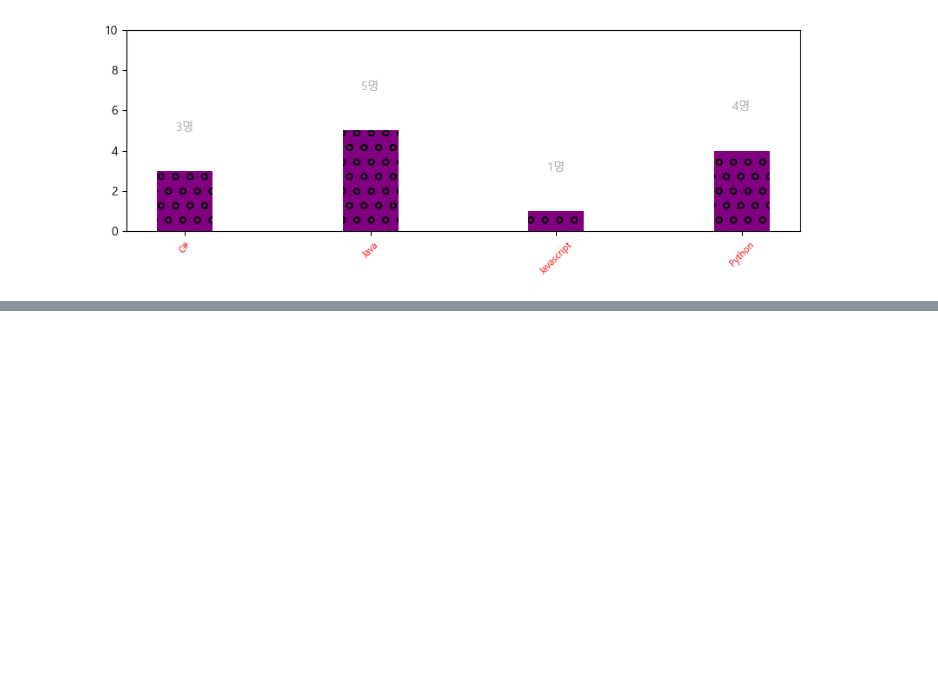
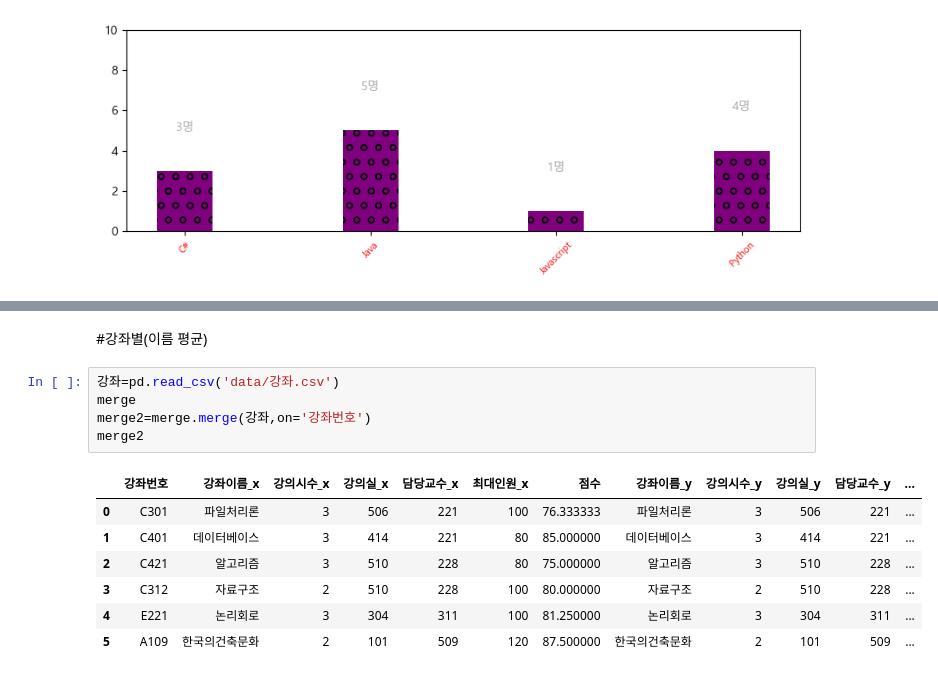
Before and after one commit to Kims-club98/python-project, a Jupyter notebook: 04.데이터시각화/01시각화/08.데이터프레임활용.ipynb, the cells around one changed output, grey strips where cells are left out. Saved outputs shown, nothing was run; the diff lists cells and outputs as text; blank space fills up the shorter version.

```diff
--- a/04.데이터시각화/01시각화/08.데이터프레임활용.ipynb
+++ b/04.데이터시각화/01시각화/08.데이터프레임활용.ipynb
@@ -238,0 +255,15 @@ for idx, h in enumerate(peo):
+# %% [markdown]
+#강좌별(이름 평균)
+# %%
+강좌=pd.read_csv('data/강좌.csv')
+merge
+merge2=merge.merge(강좌,on='강좌번호')
+merge2
+# %% [output]
+|  | 강좌번호 | 강좌이름_x | 강의시수_x | 강의실_x | 담당교수_x | 최대인원_x | 점수 | 강좌이름_y | 강의시수_y | 강의실_y | 담당교수_y | ... |
+| 0 | C301 | 파일처리론 | 3 | 506 | 221 | 100 | 76.333333 | 파일처리론 | 3 | 506 | 221 | ... |
+| 1 | C401 | 데이터베이스 | 3 | 414 | 221 | 80 | 85.000000 | 데이터베이스 | 3 | 414 | 221 | ... |
+| 2 | C421 | 알고리즘 | 3 | 510 | 228 | 80 | 75.000000 | 알고리즘 | 3 | 510 | 228 | ... |
+| 3 | C312 | 자료구조 | 2 | 510 | 228 | 100 | 80.000000 | 자료구조 | 2 | 510 | 228 | ... |
+| 4 | E221 | 논리회로 | 3 | 304 | 311 | 100 | 81.250000 | 논리회로 | 3 | 304 | 311 | ... |
+| 5 | A109 | 한국의건축문화 | 2 | 101 | 509 | 120 | 87.500000 | 한국의건축문화 | 2 | 101 | 509 | ... |
```
Also changed, not shown: parts of 4 cells of this notebook, 12 other files.
